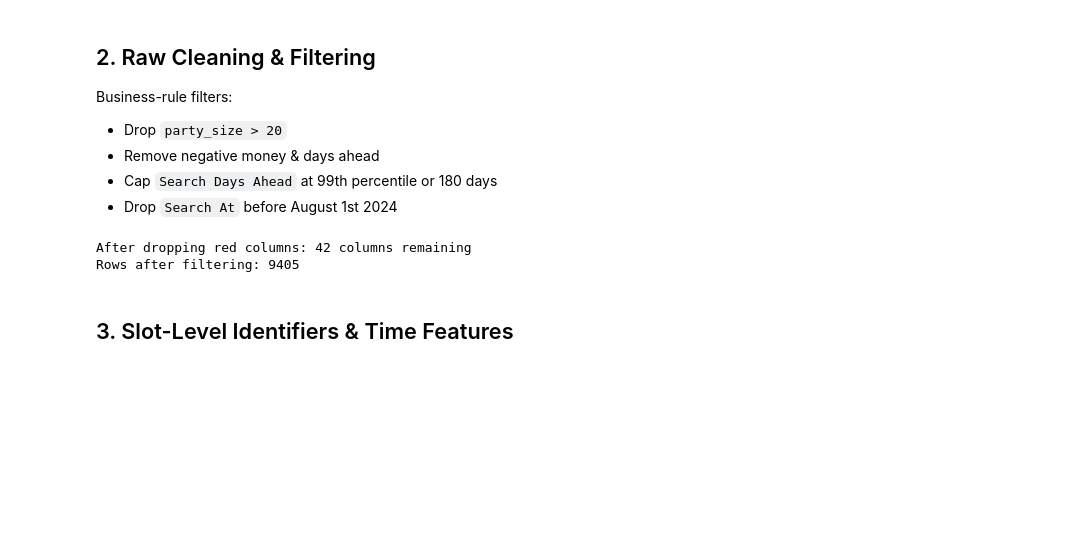
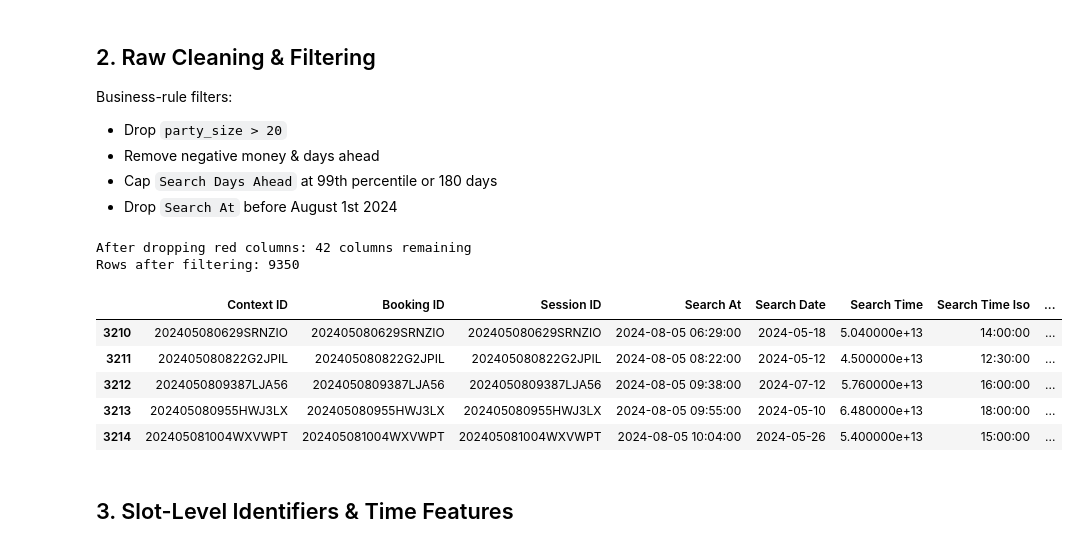
Before and after one commit to mcarvalhosa/Clays_LondonLAB_Project, a Jupyter notebook: code/1_ingest.ipynb, the cells around one changed output. Drawn from its saved outputs; the diff is of its cells as text; code cells hidden in the pictures; blank space fills up the shorter version.

```diff
--- a/code/1_ingest.ipynb
+++ b/code/1_ingest.ipynb
@@ -85,7 +89,7 @@ Business-rule filters:
 # %%
 ## 2. Raw Cleaning & Filtering
 
-df = pd.read_parquet("../data/processed/full_cleaned.parquet")
+df = pd.read_parquet("/Users/arvindpuri/Clays_LondonLAB_Project/data/processed/full_cleaned.parquet")
 
 # 2a. Drop red columns
 red_columns = [
@@ -107,11 +111,20 @@ df["Search At"] = pd.to_datetime(df["Search At"], errors="coerce") # Ensure it's
 df = df[df["Search At"] >= "2024-08-01"] # Filter to keep only rows on or after August 1st, 2024
 
 # 2d. Persist filtered data
-df.to_parquet("../data/processed/mid_step_filtered.parquet", index=False)
+df.to_parquet("/Users/arvindpuri/Clays_LondonLAB_Project/data/processed/mid_step_filtered.parquet", index=False)
 print(f"Rows after filtering: {len(df)}")
 # %% [output]
 After dropping red columns: 42 columns remaining
-Rows after filtering: 9405
+Rows after filtering: 9350
+# %%
+df.head()
+# %% [output]
+|  | Context ID | Booking ID | Session ID | Search At | Search Date | Search Time | Search Time Iso | ... |
+| 3210 | 202405080629SRNZIO | 202405080629SRNZIO | 202405080629SRNZIO | 2024-08-05 06:29:00 | 2024-05-18 | 5.040000e+13 | 14:00:00 | ... |
+| 3211 | 202405080822G2JPIL | 202405080822G2JPIL | 202405080822G2JPIL | 2024-08-05 08:22:00 | 2024-05-12 | 4.500000e+13 | 12:30:00 | ... |
+| 3212 | 2024050809387LJA56 | 2024050809387LJA56 | 2024050809387LJA56 | 2024-08-05 09:38:00 | 2024-07-12 | 5.760000e+13 | 16:00:00 | ... |
+| 3213 | 202405080955HWJ3LX | 202405080955HWJ3LX | 202405080955HWJ3LX | 2024-08-05 09:55:00 | 2024-05-10 | 6.480000e+13 | 18:00:00 | ... |
+| 3214 | 202405081004WXVWPT | 202405081004WXVWPT | 202405081004WXVWPT | 2024-08-05 10:04:00 | 2024-05-26 | 5.400000e+13 | 15:00:00 | ... |
 # %% [markdown]
 ## 3. Slot-Level Identifiers & Time Features
 # %%
```
Also changed, not shown: parts of 10 cells of this notebook, 7 other files.
